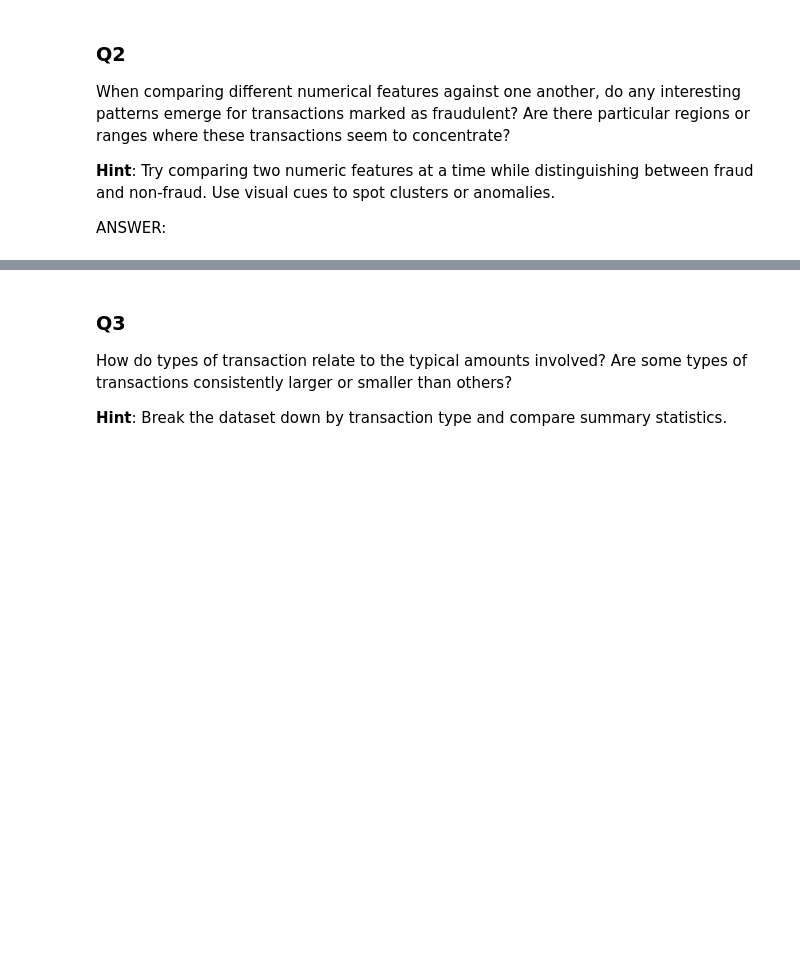
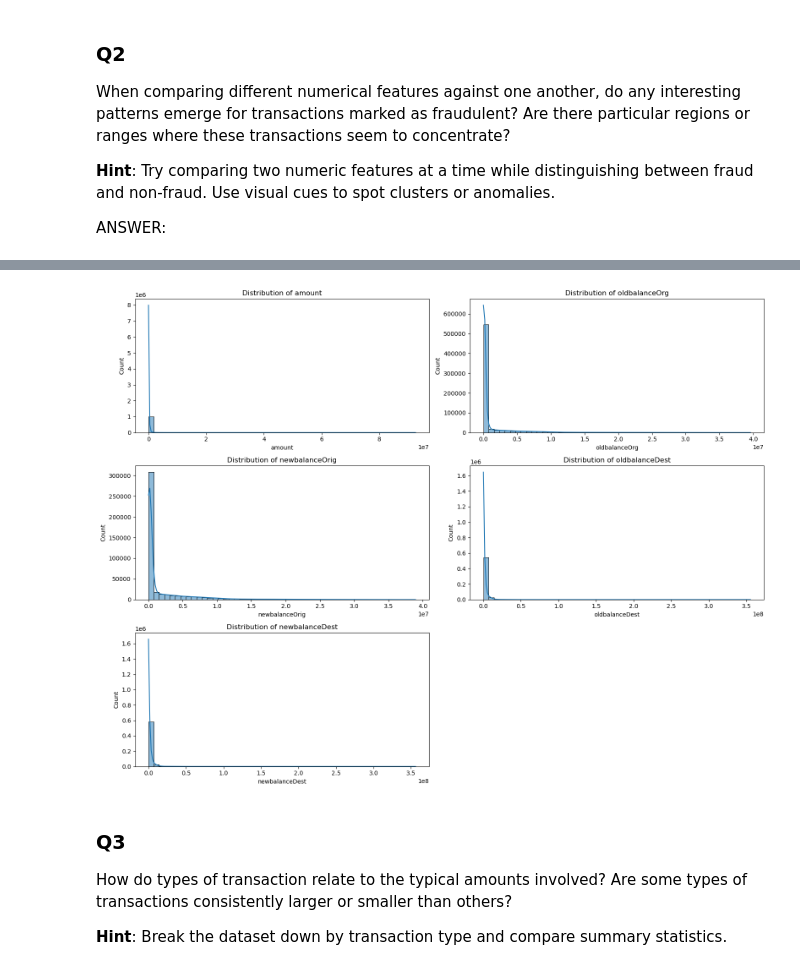
Before and after one commit to NadyaT-hub/Fraud-Detection-T-Lab, a Jupyter notebook: notebooks/eda.ipynb, the cells around one changed output, grey strips where cells are left out. Saved outputs shown, nothing was run; the diff lists cells and outputs as text; code cells hidden in the pictures; blank space fills up the shorter version.

```diff
--- a/notebooks/eda.ipynb
+++ b/notebooks/eda.ipynb
@@ -153,3 +151,19 @@ plt.show()
+# %%
+# 0 values may distort the scale, so we filter them out for better visualization.
+# Univariate Analysis: Helps us understand normal vs. rare behavior in each feature.
+
+numeric_cols = ['amount', 'oldbalanceOrg', 'newbalanceOrig', 'oldbalanceDest', 'newbalanceDest']
+
+plt.figure(figsize=(16, 12))
+for i, col in enumerate(numeric_cols):
+    plt.subplot(3, 2, i+1)
+    sns.histplot(transactions[col][transactions[col] > 0], bins=50, kde=True)
+    plt.title(f"Distribution of {col}")
+    plt.xlabel(col)
+plt.tight_layout()
+plt.show()
+# %% [output]
+[figure, added]
 # %% [markdown]
 ### Q3
 
```
Also changed, not shown: parts of 9 cells of this notebook, 1 other file.
